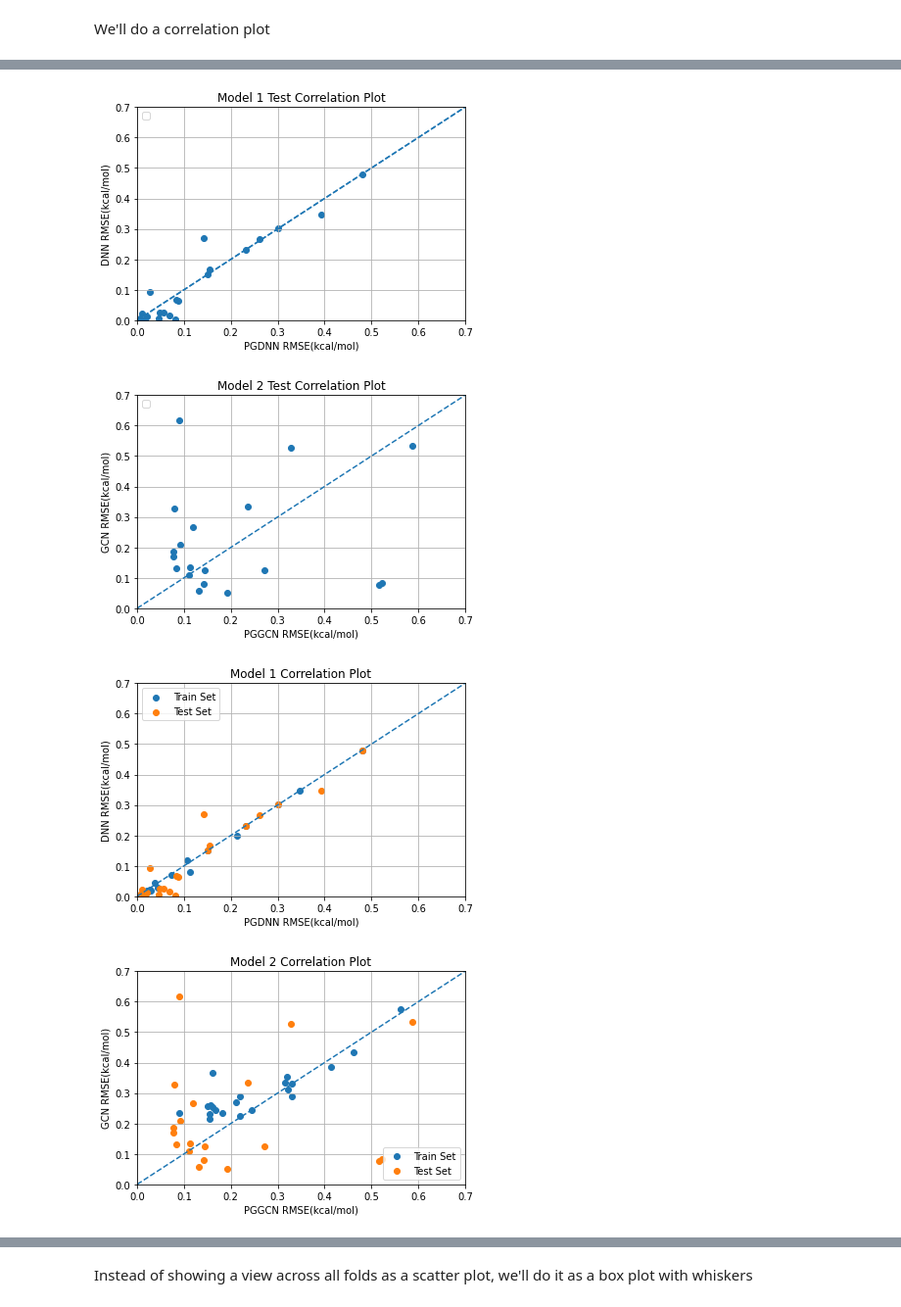
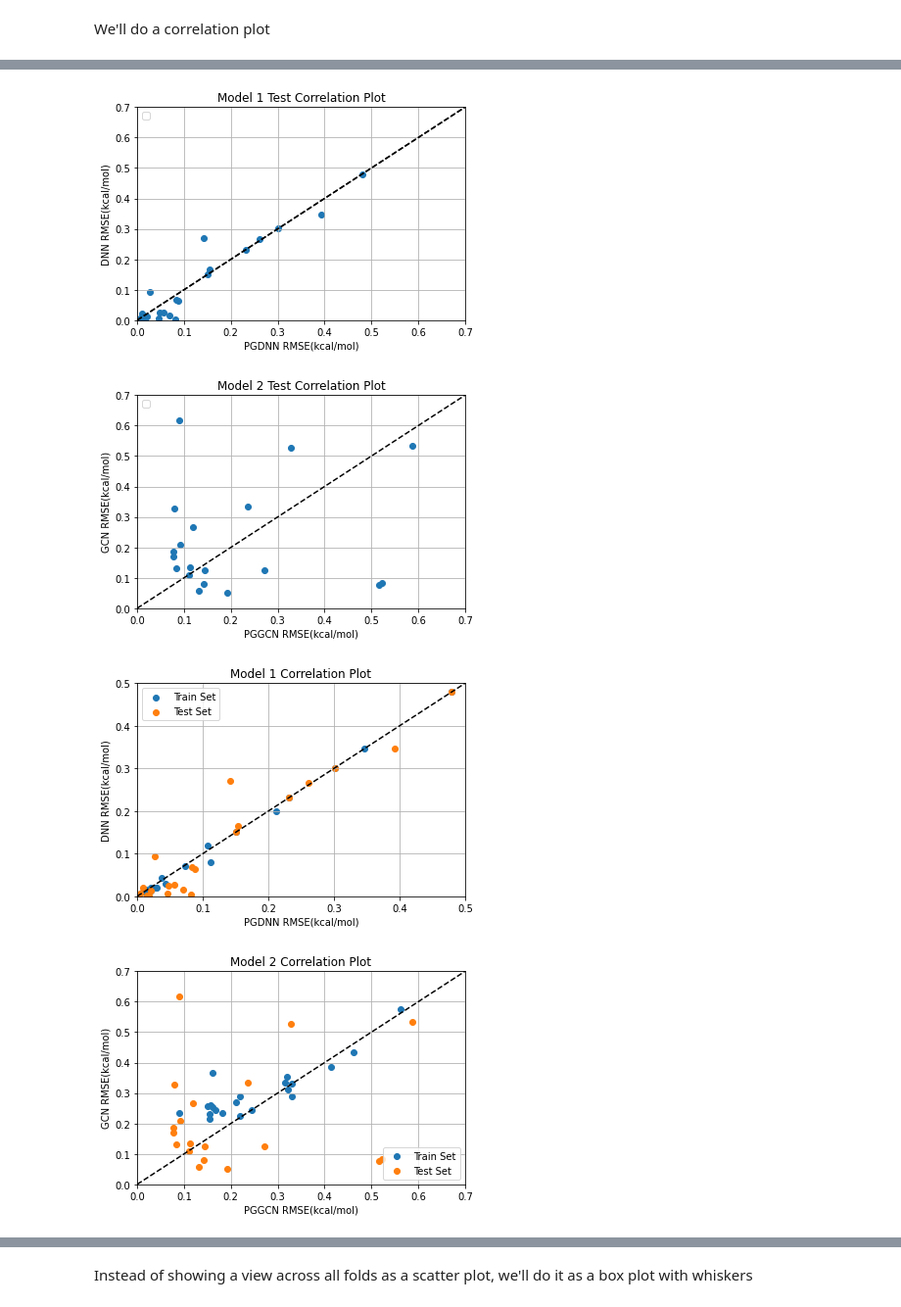
Before and after one commit to allesrebel/physics-guided-entropy, a Jupyter notebook: PGENN.ipynb, the cells around one changed output, grey strips where cells are left out. Shown at 98% size. Saved outputs shown, nothing was run; the diff lists cells and outputs as text; code cells hidden in the pictures.

```diff
--- a/PGENN.ipynb
+++ b/PGENN.ipynb
@@ -1603,7 +1655,7 @@ for (data_str, data) in use_data:
     ax.scatter(x,y)
 
     for model_type, (fig, ax) in figures.items():
-      ax.add_line(mlines.Line2D([0, 1], [0,1], linestyle='--'))
+      ax.add_line(mlines.Line2D([0, 1], [0,1], linestyle='--',color='black'))
       plt.ylim([0, 0.7])
       plt.xlim([0, 0.7])
       fig.savefig(f'corel_{data_str}_{model_type}.png')
@@ -1653,11 +1705,16 @@ for fig_index, pair in enumerate( pairs ):
   print( f'created figure for {model_lookup[dock_type][model_type]}' )
 
 for fig_index, (fig, ax) in figures.items():
-  # enable legend and limiting of axes
-  ax.set_ylim(ymin=0, ymax=0.7)
-  ax.set_xlim(xmin=0, xmax=0.7)
+  if fig_index == 0:
+    # enable legend and limiting of axes
+    ax.set_ylim(ymin=0, ymax=0.5)
+    ax.set_xlim(xmin=0, xmax=0.5)
+  else:
+    # enable legend and limiting of axes
+    ax.set_ylim(ymin=0, ymax=0.7)
+    ax.set_xlim(xmin=0, xmax=0.7)
   ax.legend()
-  ax.add_line(mlines.Line2D([0, 1], [0,1], linestyle='--'))
+  ax.add_line(mlines.Line2D([0, 1], [0,1], linestyle='--',color='black'))
   fig.savefig(f'corel_{data_str}_{fig_index}.png')
 # %% [output]
 WARNING:matplotlib.legend:No handles with labels found to put in legend.
@@ -1691,7 +1748,7 @@ created figure for PGGCN
-[figure, old version]
+[figure, new version]
-[figure, old version]
+[figure, new version]
-[figure, old version]
+[figure, new version]
-[figure, old version]
+[figure, new version]
 # %%
 final_metrics = defaultdict(dict)
 
```
Also changed, not shown: parts of 6 cells of this notebook.
